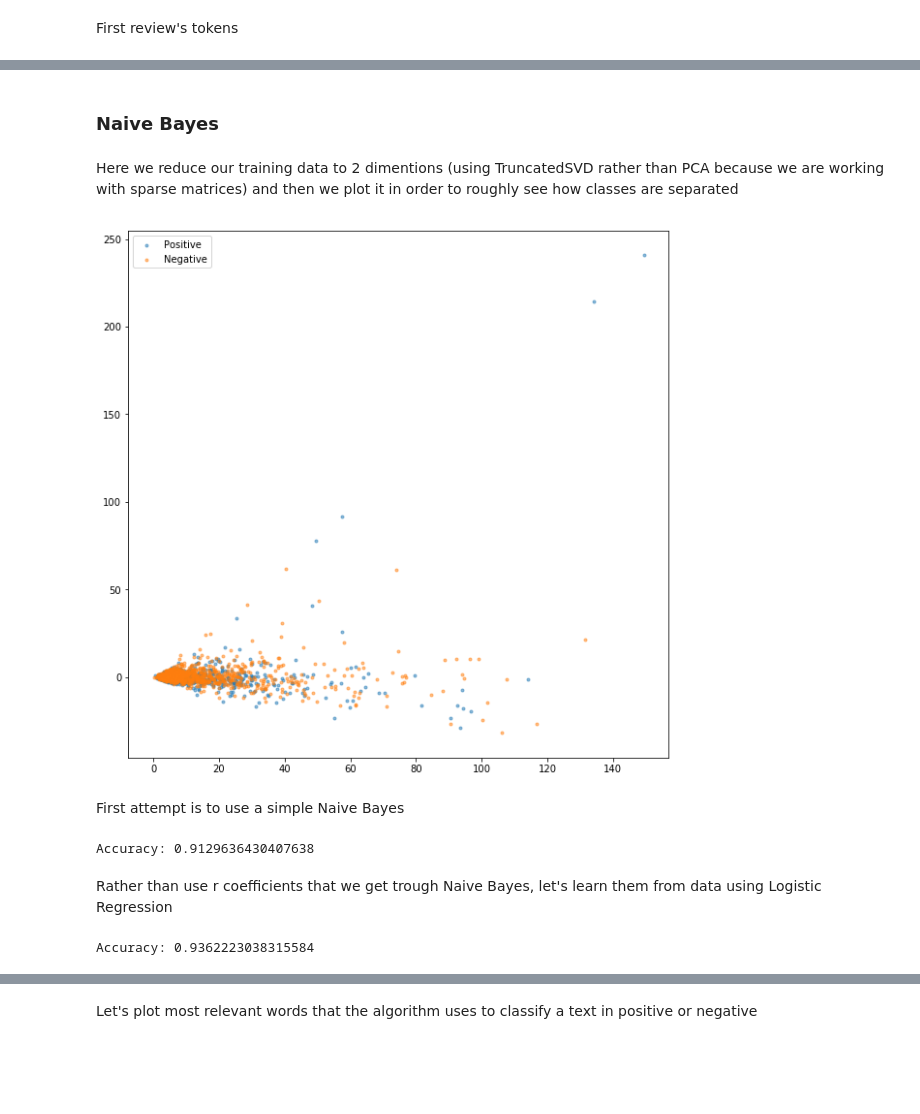
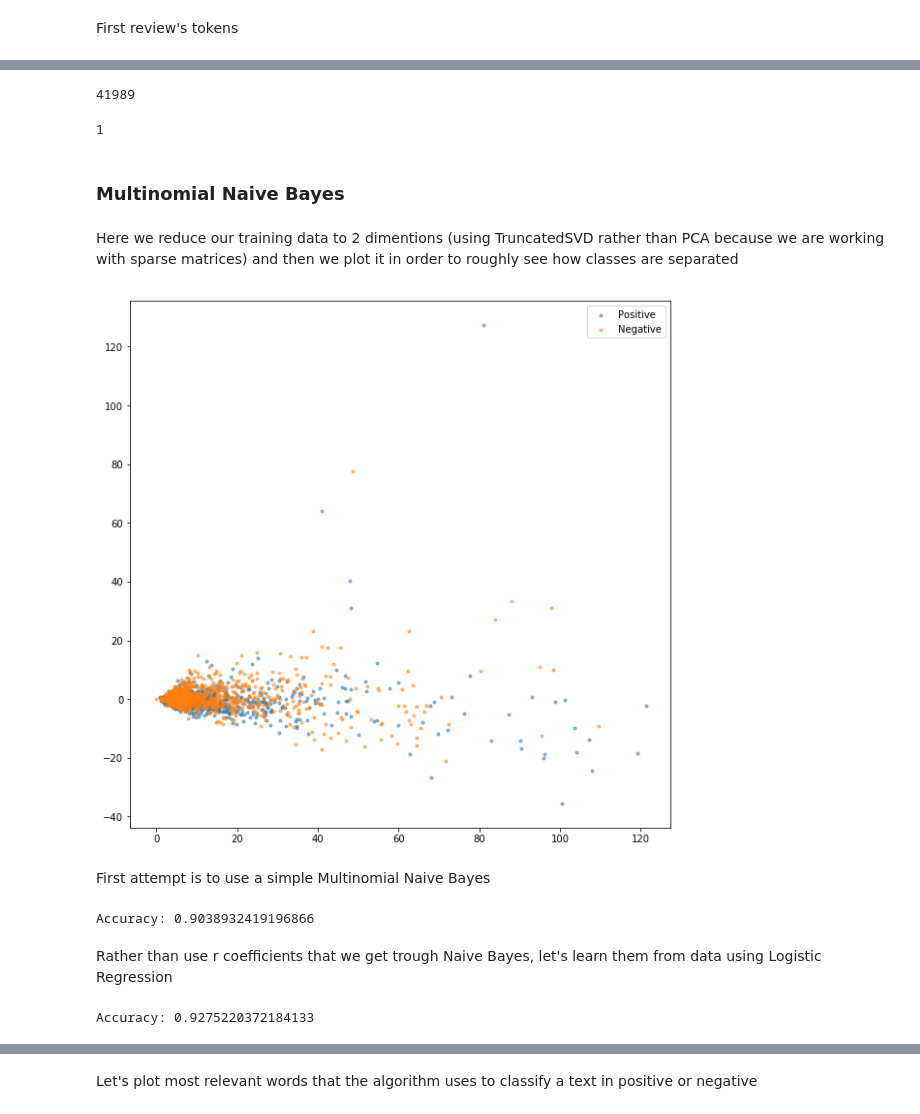
Before and after one commit to martinpella/metacritic, a Jupyter notebook: sentiment.ipynb, the cells around one changed output, grey strips where cells are left out. Cells and saved outputs as stored; diff of their text form; code cells hidden in the pictures; blank space fills up the shorter version.

```diff
--- a/sentiment.ipynb
+++ b/sentiment.ipynb
@@ -148,7 +156,7 @@ lens.hist(figsize=(12, 6), bins=25);
 # %% [markdown]
 Split data into train and test set
 # %%
-X_train, X_test, y_train, y_test = train_test_split(train_df['text'].values, train_df['class'].values, test_size=0.2, random_state=42)
+X_train, X_test, y_train, y_test = train_test_split(df['text'].values, df['class'].values, test_size=0.2, random_state=42)
 # %%
 len(X_train), len(X_test), len(y_train), len(y_test)
 # %% [output]
@@ -161,9 +169,9 @@ def tokenize(s): return re_tok.sub(r' \1 ', s).split()
 # %% [markdown]
 Creating bag of words
 # %%
-vec = CountVectorizer(tokenizer=tokenize)
+vect = CountVectorizer(tokenizer=tokenize)
 # %%
-term_doc_train = vec.fit_transform(X_train)
-term_doc_test = vec.transform(X_test)
+tf_train = vect.fit_transform(X_train)
+tf_test = vect.transform(X_test)
 # %% [markdown]
 Train term frequency contains 32675 documents and 45424 tokens. Each row represents a document and each column how many times that token appears on the document.
@@ -229,14 +229,22 @@ term_doc_train[0, 40189]
+# %%
+vect.vocabulary_['unless']
+# %% [output]
+41989
+# %%
+tf_train[0, 41989]
+# %% [output]
+1
 # %% [markdown]
-### Naive Bayes
+### Multinomial Naive Bayes
 # %% [markdown]
 Here we reduce our training data to 2 dimentions (using TruncatedSVD rather than PCA because we are working with sparse matrices) and then we plot it in order to  roughly see how classes are separated
 # %%
 svd = TruncatedSVD()
-red_term_doc_train = svd.fit_transform(term_doc_train)
+reduced_tf_train = svd.fit_transform(tf_train)
 # %%
-plot_embeddings(red_term_doc_train, y_train)
+plot_embeddings(reduced_tf_train, y_train)
 # %% [output]
-[figure, old version]
+[figure, new version]
 # %% [markdown]
-First attempt is to use a simple Naive Bayes
+First attempt is to use a simple Multinomial Naive Bayes
 # %%
@@ -248,22 +253,22 @@ q = x[y==0].sum(0) + 1
 r = np.log((p/p.sum())/(q/q.sum()))
 b = np.log(len(p)/len(q))
 # %%
-pre_preds = term_doc_test @ r.T + b
+pre_preds = tf_test @ r.T + b
 preds = pre_preds.T > 0
 acc = (preds==y_test).mean()
 print(f'Accuracy: {acc}')
 # %% [output]
-Accuracy: 0.9129636430407638
+Accuracy: 0.9038932419196866
 # %% [markdown]
 Rather than use r coefficients that we get trough Naive Bayes, let's learn them from data using Logistic Regression
 # %%
-m = LogisticRegression(C=0.25, dual=True)
-m.fit(x, y)
-preds = m.predict(term_doc_test)
+model = LogisticRegression(C=0.2, dual=True)
+model.fit(tf_train, y_train)
+preds = model.predict(tf_test)
 acc = (preds==y_test).mean()
 print(f'Accuracy: {acc}')
 # %% [output]
-Accuracy: 0.9362223038315584
+Accuracy: 0.9275220372184133
 # %%
 plot_confusion_matrix(confusion_matrix(y_test, preds.T), classes=['Negative', 'Positive'], title='Confusion matrix')
 # %% [output]
```
Also changed, not shown: parts of 72 cells of this notebook, 2 other files.
